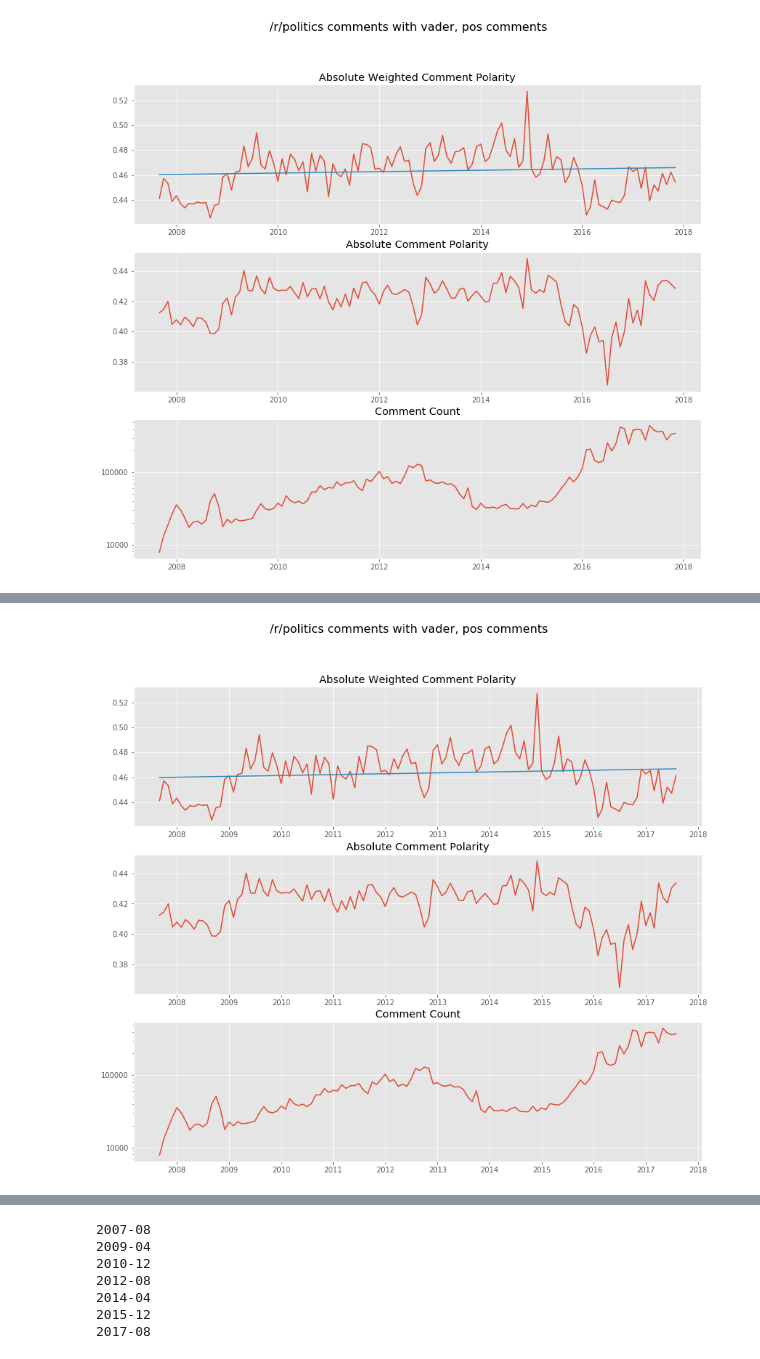
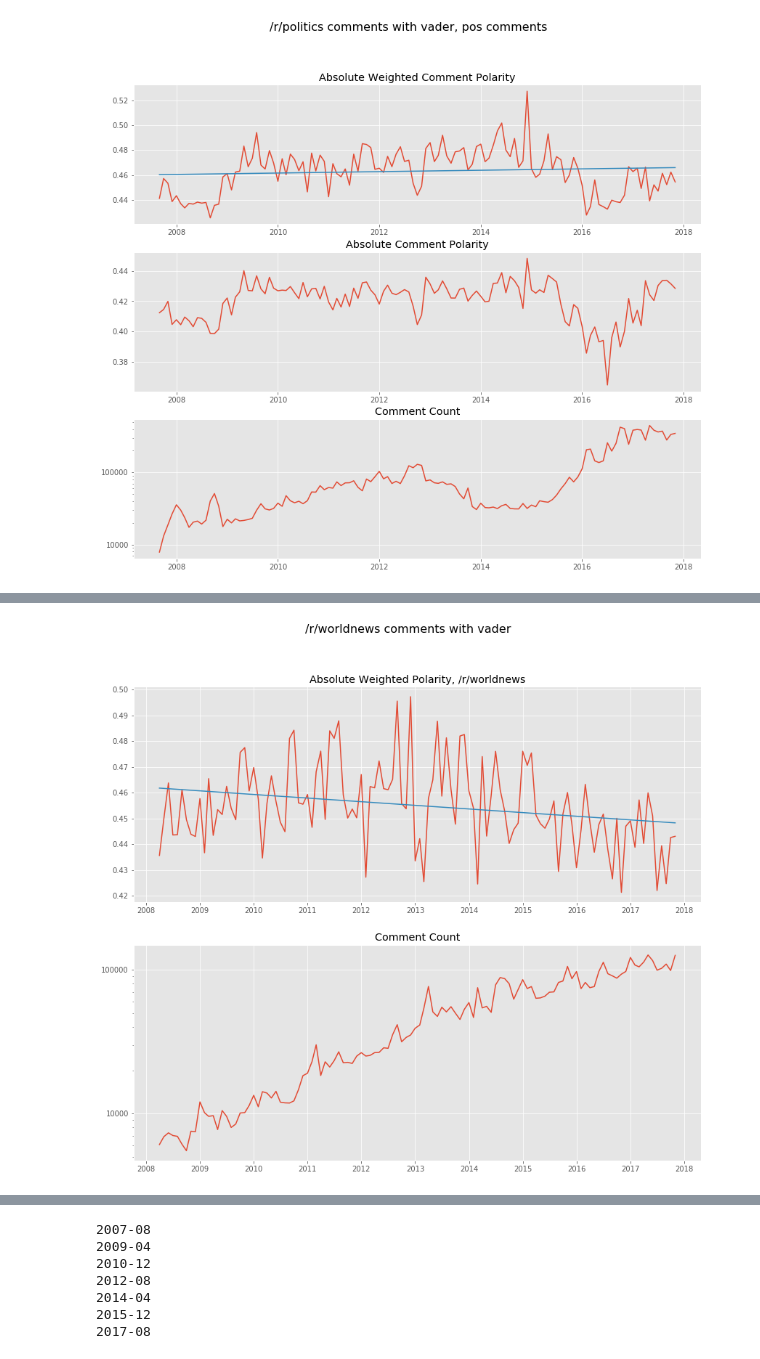
Before and after one commit to AustinPenner/Political-Polarization-on-Reddit, a Jupyter notebook: first_pass_sentiment_analysis.ipynb, the cells around one changed output, grey strips where cells are left out. Cells and saved outputs as stored; diff of their text form; code cells hidden in the pictures.

```diff
--- a/first_pass_sentiment_analysis.ipynb
+++ b/first_pass_sentiment_analysis.ipynb
@@ -94,6 +126,7 @@ def plot_stats(data_dict, title, axes, trendline=True):
     years_fmt = mdates.DateFormatter('%Y')
 
     dates = [datetime.strptime(k, '%Y-%m').date() for k, _ in sorted(data_dict.items())]
+    awp = [v['avg_wght_pol'] for _, v in sorted(data_dict.items())]
     aawp = [v['avg_abs_wght_pol'] for _, v in sorted(data_dict.items())]
     aap = [v['avg_abs_pol'] for _, v in sorted(data_dict.items())]
     ccnt = [v['comment_count'] for _, v in sorted(data_dict.items())]
@@ -103,16 +136,17 @@ def plot_stats(data_dict, title, axes, trendline=True):
     if trendline:
         aawp_trendline, params = make_trend_line(aawp)
         axes[0].plot(dates, aawp_trendline)
-    axes[0].set_title('Absolute Weighted Comment Polarity')
+    axes[0].set_ylim([0, 1])
+    axes[0].set_title('Absolute Weighted Polarity, /r/worldnews')
 
-    axes[1].plot(dates, aap)
-    axes[1].set_title('Absolute Comment Polarity')
+#     axes[1].plot(dates, aap)
+#     axes[1].set_title('Absolute Comment Polarity')
 
-    axes[2].plot(dates, ccnt)
-    axes[2].set_title('Comment Count')
+    axes[1].plot(dates, ccnt)
+    axes[1].set_title('Comment Count (monthly)')
 
-    axes[2].set_yscale('log')
-    axes[2].yaxis.set_major_formatter(ScalarFormatter())
+    axes[1].set_yscale('log')
+    axes[1].yaxis.set_major_formatter(ScalarFormatter())
 
     if trendline:
         return params
@@ -158,0 +207,5 @@ params = plot_stats(politics_data_pos_vader, '/r/politics comments with vader, p
+# %%
+comment_thresh = 5000
+
+worldnews_data = snt.get_sentiment(20, 143, links_df, subreddit='worldnews')
+worldnews_data = {k: v for k, v in worldnews_data.items() if v['comment_count'] > comment_thresh}
@@ -159,5 +226,5 @@ params = plot_stats(politics_data_pos_vader, '/r/politics comments with vader, p
 # %%
-fig, axes = plt.subplots(3, 1, figsize=(14, 12))
-params = plot_stats(politics_data_pos_vader, '/r/politics comments with vader, pos comments', axes)
+fig, axes = plt.subplots(2, 1, figsize=(14, 12))
+params = plot_stats(worldnews_data, '/r/worldnews comments with vader', axes)
 # %% [output]
-[figure, old version]
+[figure, new version]
```
Also changed, not shown: parts of 18 cells of this notebook, 3 other files.
